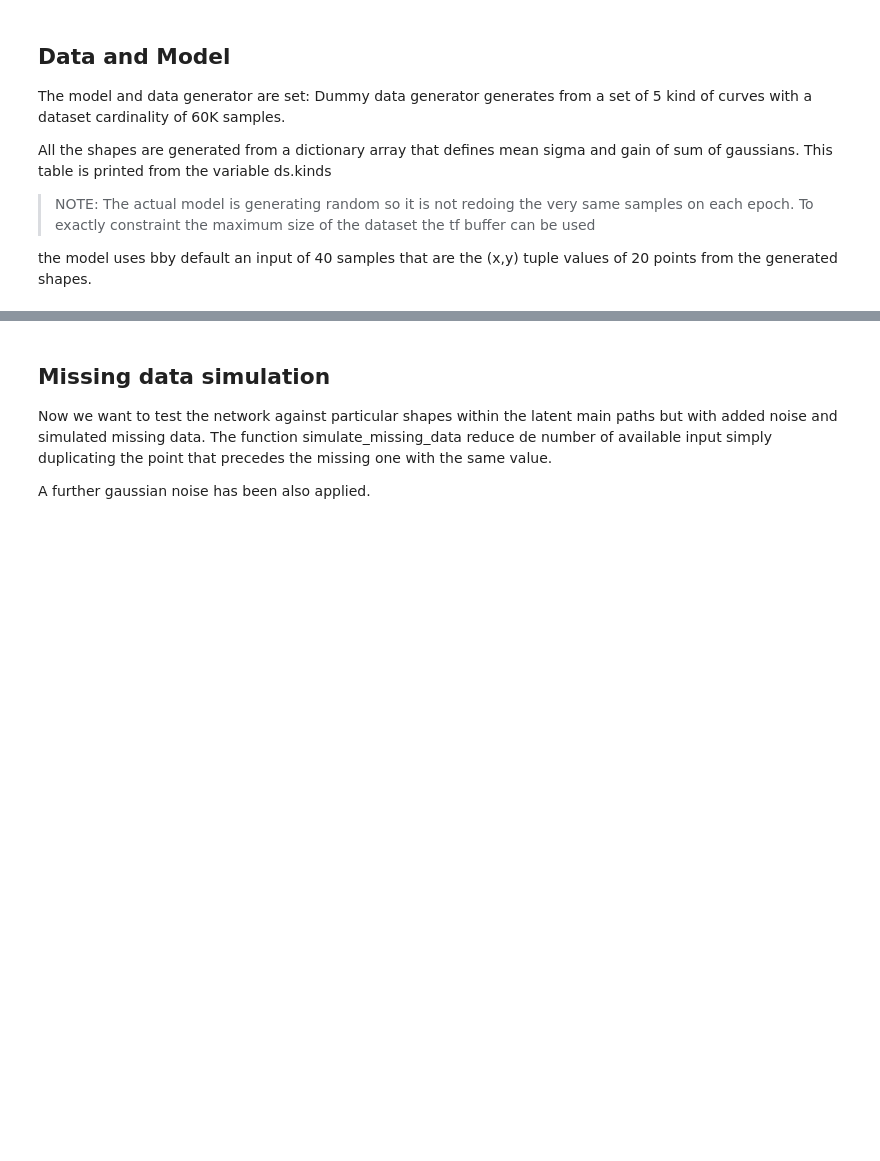
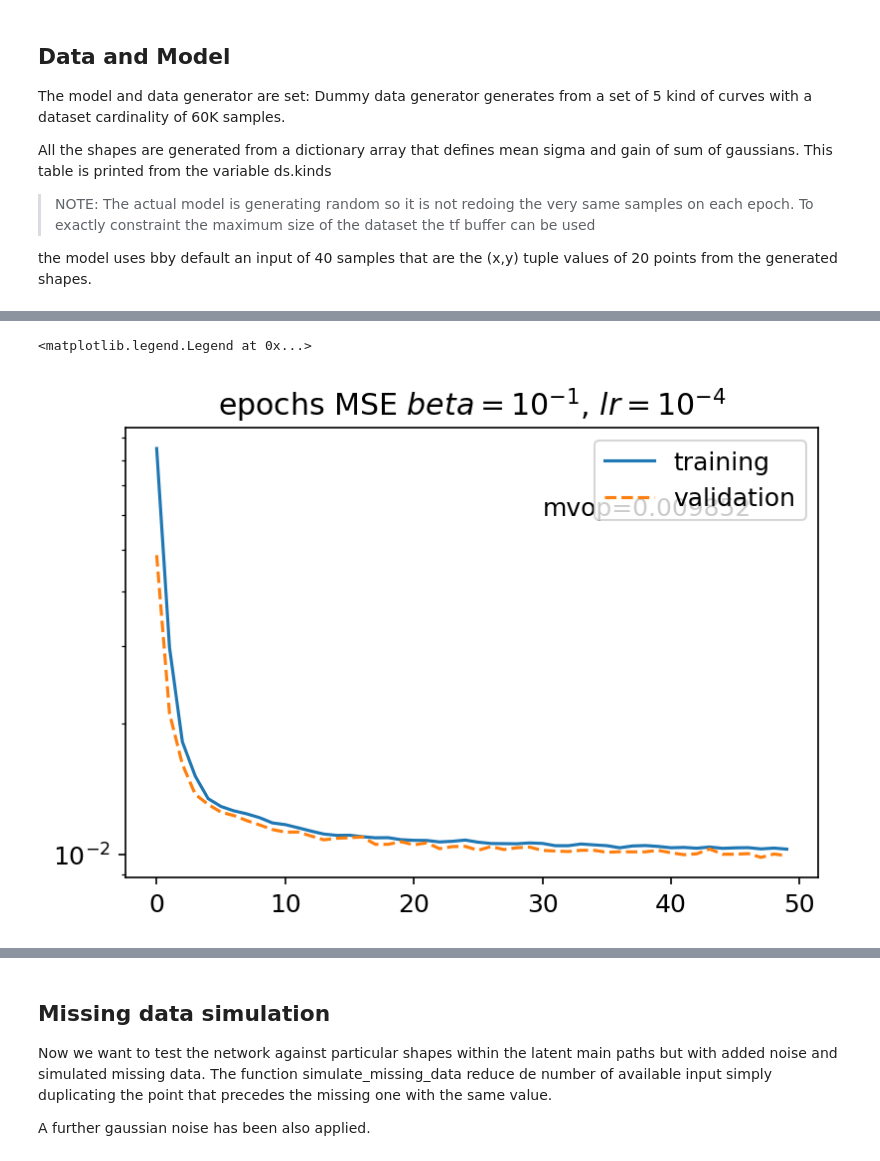
Before and after one commit to AndreaRigoni/rfx-hunch, a Jupyter notebook: src/Tprofile_read/jpnb/STEP1.ipynb, the cells around one changed output, grey strips where cells are left out. Drawn from its saved outputs; the diff is of its cells as text; code cells hidden in the pictures; blank space fills up the shorter version.

Commit message:
update for plots pictures publication friendly

```diff
--- a/src/Tprofile_read/jpnb/STEP1.ipynb
+++ b/src/Tprofile_read/jpnb/STEP1.ipynb
@@ -48,4 +42,5 @@ This table is printed from the variable ds.kinds
 the model uses bby default an input of 40 samples that are the (x,y) tuple values of 20 points from the generated shapes.
 # %%
 ds = dummy.Dummy_g1data(counts=10000).buffer()
+dt = dummy.Dummy_g1data(counts=2000).buffer()
 ds.kinds
@@ -53,5 +54,6 @@ ds.kinds
 # m = aefit.AEFIT(latent_dim=2)
 # aefit.test_dummy(m, data=ds, epoch=5, batch=200, loss_factor=1e-3)
 # %%
-dds = ds.ds_array.map(lambda xy,l: (xy,l) )
-# [x for x in dds.take(1)][0]
+dds = ds.ds_array.map(lambda xy,l: (xy,xy) )
+ddt = dt.ds_array.map(lambda xy,l: (xy,xy) )
+[x for x in dds.take(1)][0]
@@ -58,3 +81,4 @@ dds = ds.ds_array.map(lambda xy,l: (xy,l) )
 # %%
-m3 = models.AEFIT5.AEFIT5(latent_dim=2, scale=5., beta=0., geometry=[10,10,10,10,10,10])
+m3 = models.AEFIT5.AEFIT5(latent_dim=2, scale=2., beta=0.001, geometry=[20,20,10,10])
+# m3.compile( tf.optimizers.Adam(1e-3), tf.keras.losses.mse )
 # %% [output]
@@ -62,3 +86,5 @@ AEFIT5 ready:
 # %%
-models.base.train_thread(m3, ds, epoch=5, batch=200, learning_rate=1e-3).control_panel()
+# models.base.train_thread(m3, ds, epoch=20, batch=100, learning_rate=1e-3).control_panel()
+m3.learning_rate = 1e-4
+h = m3.fit(dds.batch(100), validation_data=ddt.batch(100), epochs=50, callbacks=[])
 # %% [output]
@@ -73 +108,17 @@ Epoch 2/5
+# %%
+loss = [ x[0] for x in h.history['loss'] ]
+val_loss = [ x[0] for x in h.history['val_loss'] ]
+fig = plt.figure('loss')
+plt.rcParams.update({'font.size': 12})
+ax = plt.gca()
+ax.set_title('epochs MSE $beta=10^{-1}$, $lr=10^{-4}$')
+ax.set_yscale('log')
+fig.set_dpi(150)
+plt.plot(loss, '-',label='training')
+plt.plot(val_loss, '--',label='validation')
+plt.text(30., 0.06, 'mvop=%f'%min(val_loss))
+plt.legend()
+# %% [output]
+<matplotlib.legend.Legend at 0x...>
+[figure, added]
 # %%
```
Also changed, not shown: parts of 12 cells of this notebook, 2 other files.
